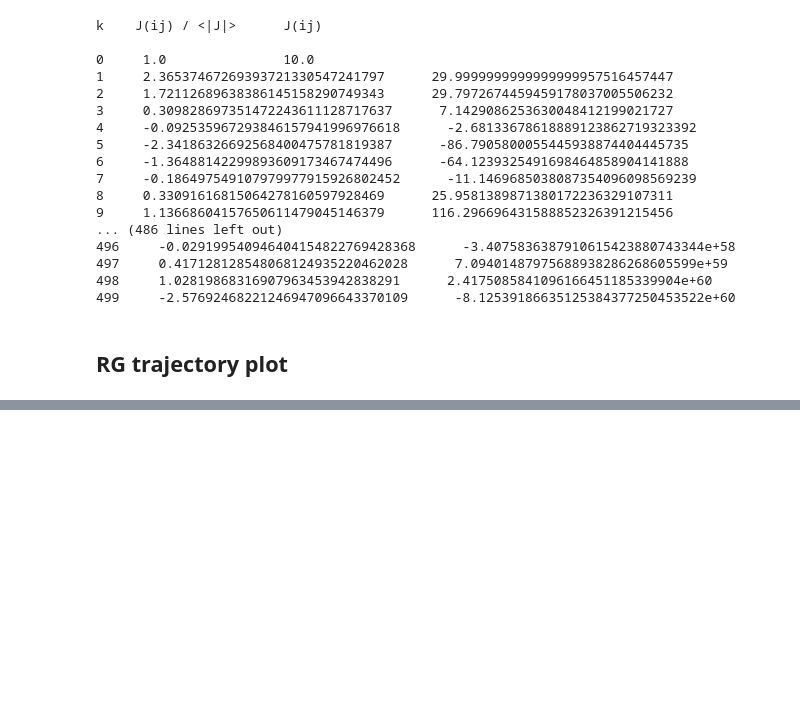
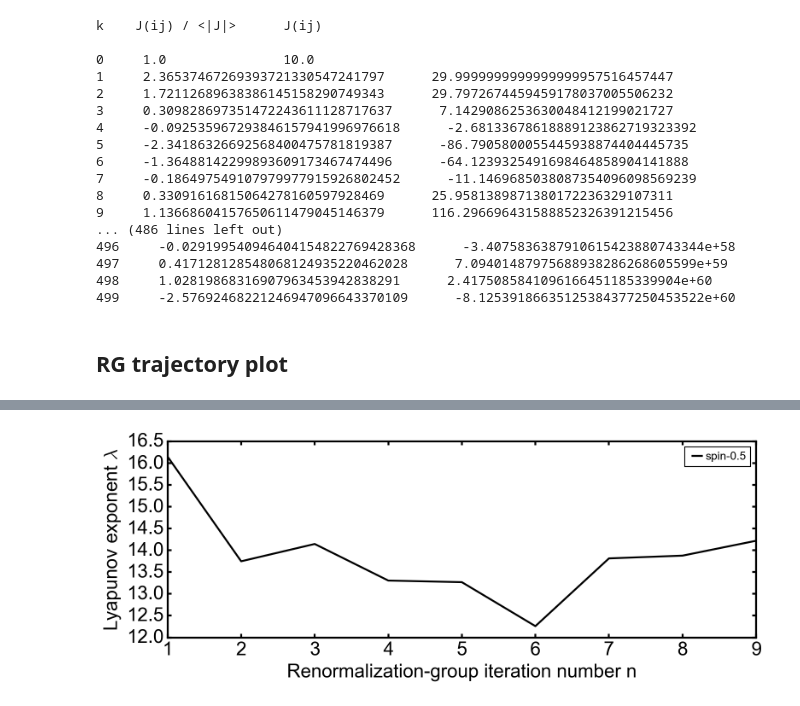
Before and after one commit to erbilcanartun/spin-glass-chaos, a Jupyter notebook: spin-glass_chaos.ipynb, the cells around one changed output, grey strips where cells are left out. Cells and saved outputs as stored; diff of their text form; code cells hidden in the pictures; blank space fills up the shorter version.

Commit message:
Update spin-glass_chaos.ipynb to calculate Lyapunov exponent

```diff
--- a/spin-glass_chaos.ipynb
+++ b/spin-glass_chaos.ipynb
@@ -101,0 +205,23 @@ fig.savefig('chaotic_flow', bbox_inches="tight")
+# %%
+lyapunov_list = np.array(lyapunov_list)
+
+lw = 2
+fs = 20
+fig = plt.figure(figsize=(10, 4), layout='tight')
+fig.set_facecolor('none')
+plt.style.use('classic')
+plt.rc('lines', linewidth=lw)
+plt.rc('axes', linewidth=lw)
+plt.rcParams['font.family'] = 'Arial'
+plt.rcParams.update({'mathtext.default':'regular'})
+
+ax = plt.subplot(111)
+ax.plot(lyapunov_list[:,0], lyapunov_list[:,1], linestyle='-', marker='', markersize=10, label="spin-" + str(s), color='black')
+ax.legend(loc='upper right', ncol=1, prop={'size':fs - 8}, labelspacing=0.5, handlelength=1.4, handletextpad=0)
+ax.tick_params(axis="both", direction="in", left=True, width=lw, length=4, labelsize=fs)
+ax.set_xlabel(r"Renormalization-group iteration number n", fontsize=fs)
+ax.set_ylabel(r"Lyapunov exponent $\mathrm{\lambda}$", fontsize=fs)
+plt.show()
+#fig.savefig('chaotic_flow', bbox_inches="tight")
+# %% [output]
+[figure, added]
```
Also changed, not shown: parts of 3 cells of this notebook.
